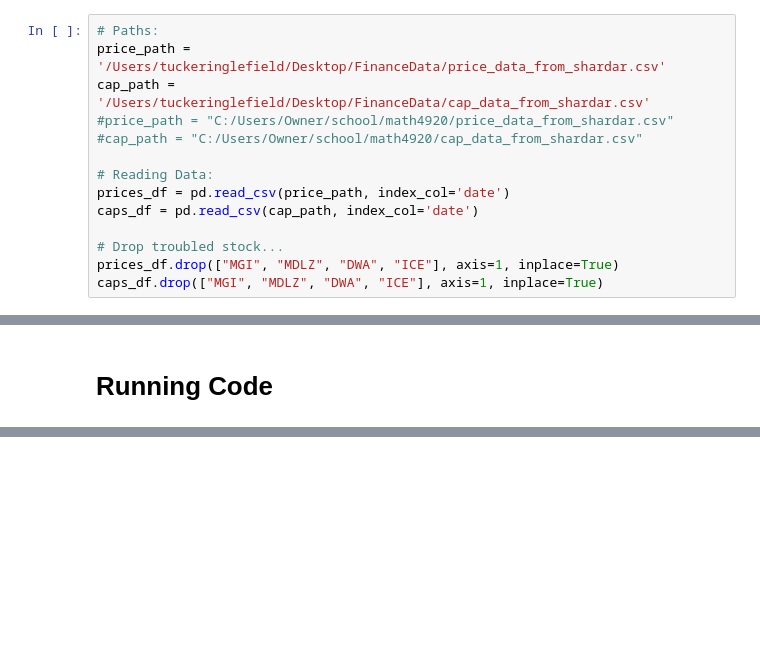
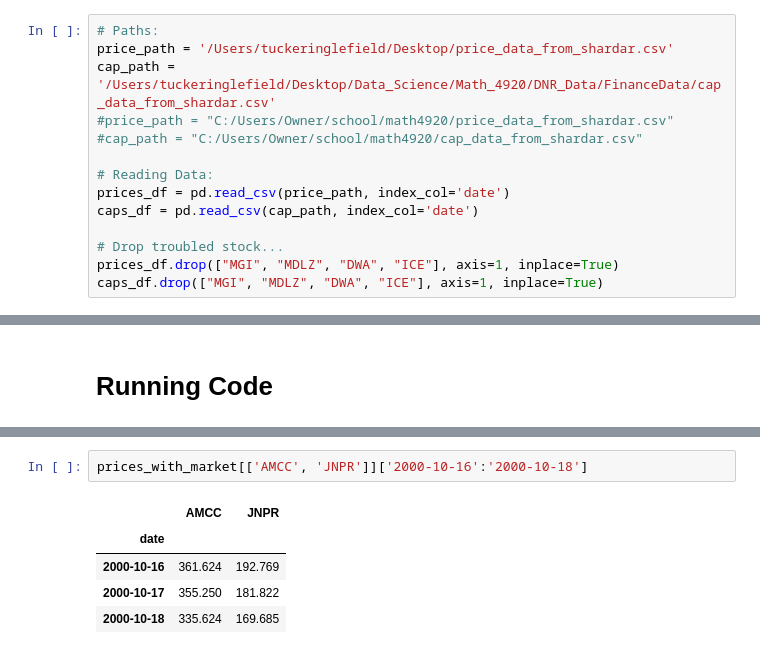
Before and after one commit to TInglefield/Math4920Project, a Jupyter notebook: project_Draft3.ipynb, the cells around one changed output, grey strips where cells are left out. Saved outputs shown, nothing was run; the diff lists cells and outputs as text; blank space fills up the shorter version.

```diff
--- a/project_Draft3.ipynb
+++ b/project_Draft3.ipynb
@@ -21,8 +22,8 @@ from datetime import datetime
 ### Setting up Data
 # %%
 # Paths:
-price_path = '/Users/tuckeringlefield/Desktop/FinanceData/price_data_from_shardar.csv'
-cap_path = '/Users/tuckeringlefield/Desktop/FinanceData/cap_data_from_shardar.csv'
+price_path = '/Users/tuckeringlefield/Desktop/price_data_from_shardar.csv'
+cap_path = '/Users/tuckeringlefield/Desktop/Data_Science/Math_4920/DNR_Data/FinanceData/cap_data_from_shardar.csv'
 #price_path = "C:/Users/Owner/school/math4920/price_data_from_shardar.csv"
 #cap_path = "C:/Users/Owner/school/math4920/cap_data_from_shardar.csv"
 
@@ -684,0 +738,8 @@ import pprint as pprint
+# %%
+prices_with_market[['AMCC', 'JNPR']]['2000-10-16':'2000-10-18']
+# %% [output]
+|  | AMCC | JNPR |
+| date |  |  |
+| 2000-10-16 | 361.624 | 192.769 |
+| 2000-10-17 | 355.250 | 181.822 |
+| 2000-10-18 | 335.624 | 169.685 |
```
Also changed, not shown: parts of 7 cells of this notebook.
